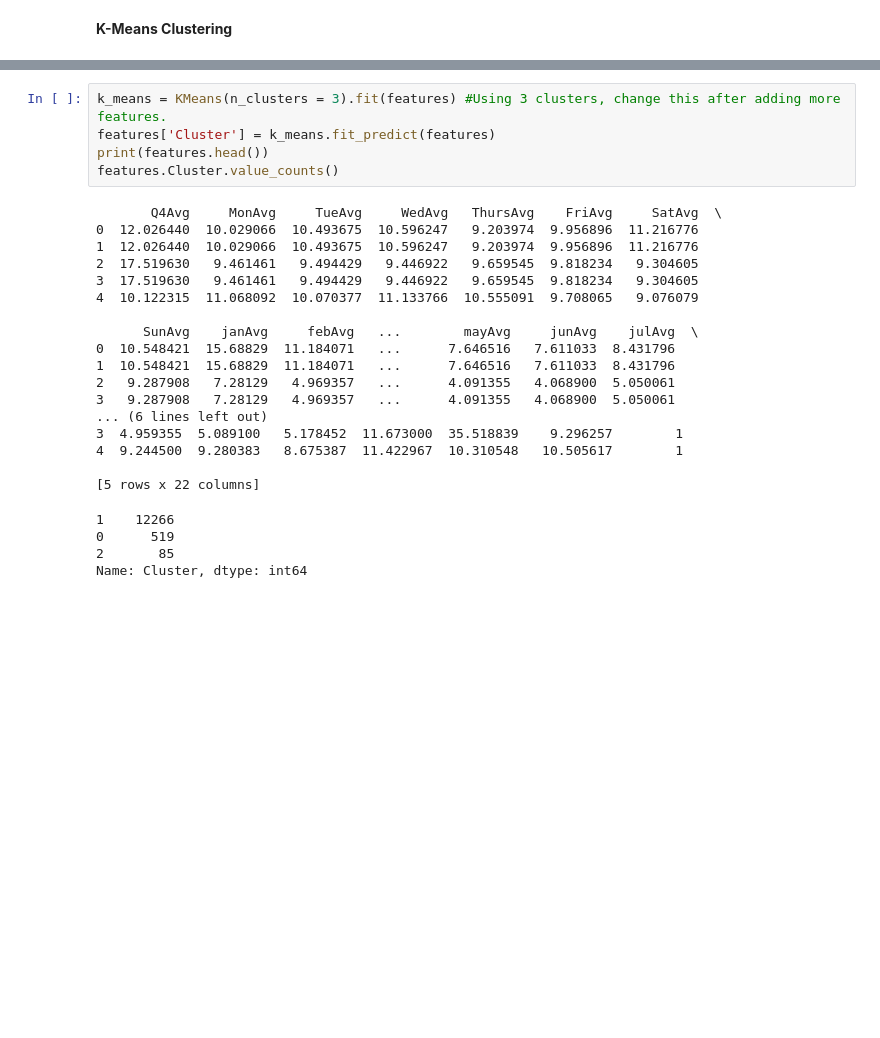
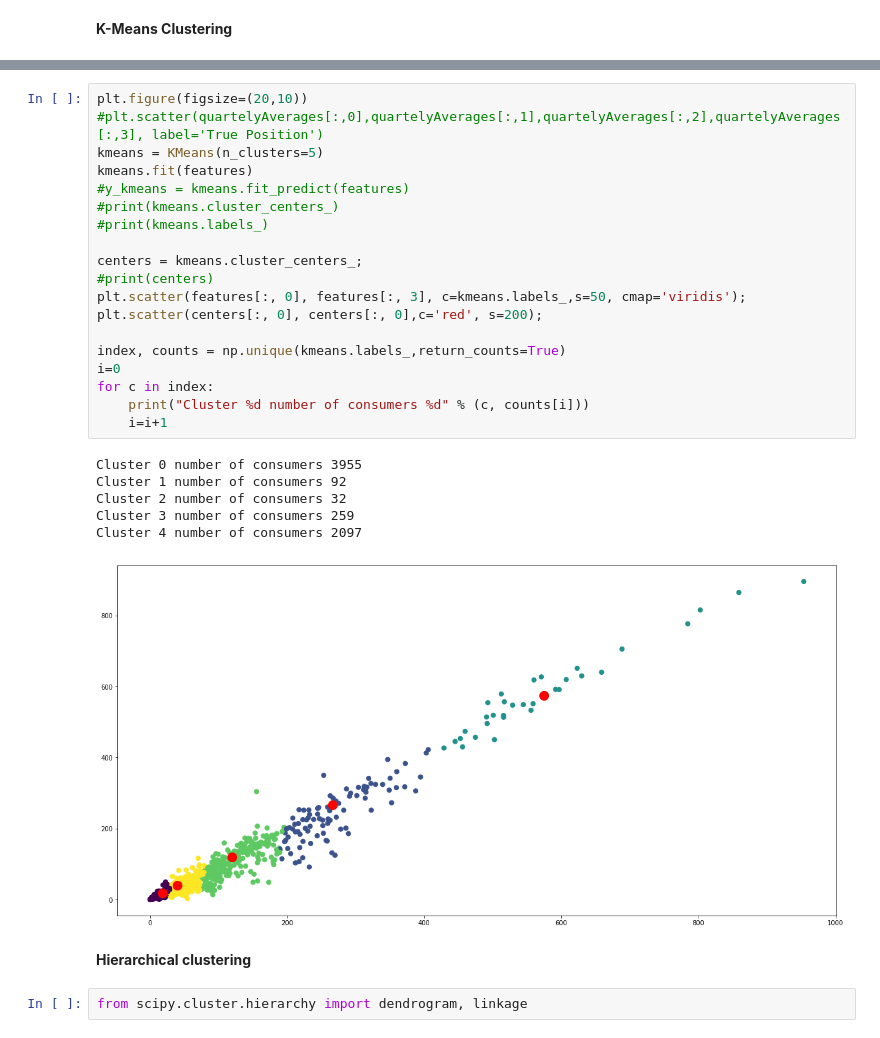
Before and after one commit to dhimanak/Nullpointers-Load_Clusters, a Jupyter notebook: Load_Clusters.ipynb, the cells around one changed output, grey strips where cells are left out. Cells and saved outputs as stored; diff of their text form; blank space fills up the shorter version.

```diff
--- a/Load_Clusters.ipynb
+++ b/Load_Clusters.ipynb
@@ -237,27 +231,30 @@ plt.show()
-# %%
-k_means = KMeans(n_clusters = 3).fit(features) #Using 3 clusters, change this after adding more features.
-features['Cluster'] = k_means.fit_predict(features)
-print(features.head())
-features.Cluster.value_counts()
-# %% [output]
-       Q4Avg     MonAvg     TueAvg     WedAvg   ThursAvg    FriAvg     SatAvg  \
-0  12.026440  10.029066  10.493675  10.596247   9.203974  9.956896  11.216776
-1  12.026440  10.029066  10.493675  10.596247   9.203974  9.956896  11.216776
-2  17.519630   9.461461   9.494429   9.446922   9.659545  9.818234   9.304605
-3  17.519630   9.461461   9.494429   9.446922   9.659545  9.818234   9.304605
-4  10.122315  11.068092  10.070377  11.133766  10.555091  9.708065   9.076079
-
-      SunAvg    janAvg     febAvg   ...        mayAvg     junAvg    julAvg  \
-0  10.548421  15.68829  11.184071   ...      7.646516   7.611033  8.431796
-1  10.548421  15.68829  11.184071   ...      7.646516   7.611033  8.431796
-2   9.287908   7.28129   4.969357   ...      4.091355   4.068900  5.050061
-3   9.287908   7.28129   4.969357   ...      4.091355   4.068900  5.050061
-... (6 lines left out)
-3  4.959355  5.089100   5.178452  11.673000  35.518839    9.296257        1
-4  9.244500  9.280383   8.675387  11.422967  10.310548   10.505617        1
-
-[5 rows x 22 columns]
-1    12266
-0      519
-2       85
-Name: Cluster, dtype: int64
+# %%
+plt.figure(figsize=(20,10))
+#plt.scatter(quartelyAverages[:,0],quartelyAverages[:,1],quartelyAverages[:,2],quartelyAverages[:,3], label='True Position')
+kmeans = KMeans(n_clusters=5)
+kmeans.fit(features)
+#y_kmeans = kmeans.fit_predict(features)
+#print(kmeans.cluster_centers_)
+#print(kmeans.labels_)
+
+centers = kmeans.cluster_centers_;
+#print(centers)
+plt.scatter(features[:, 0], features[:, 3], c=kmeans.labels_,s=50, cmap='viridis');
+plt.scatter(centers[:, 0], centers[:, 0],c='red', s=200);
+
+index, counts = np.unique(kmeans.labels_,return_counts=True)
+i=0
+for c in index:
+    print("Cluster %d number of consumers %d" % (c, counts[i]))
+    i=i+1
+# %% [output]
+Cluster 0 number of consumers 3955
+Cluster 1 number of consumers 92
+Cluster 2 number of consumers 32
+Cluster 3 number of consumers 259
+Cluster 4 number of consumers 2097
+[figure, added]
+# %% [markdown]
+**Hierarchical clustering**
+# %%
+from scipy.cluster.hierarchy import dendrogram, linkage
```
Also changed, not shown: parts of 10 cells of this notebook.
